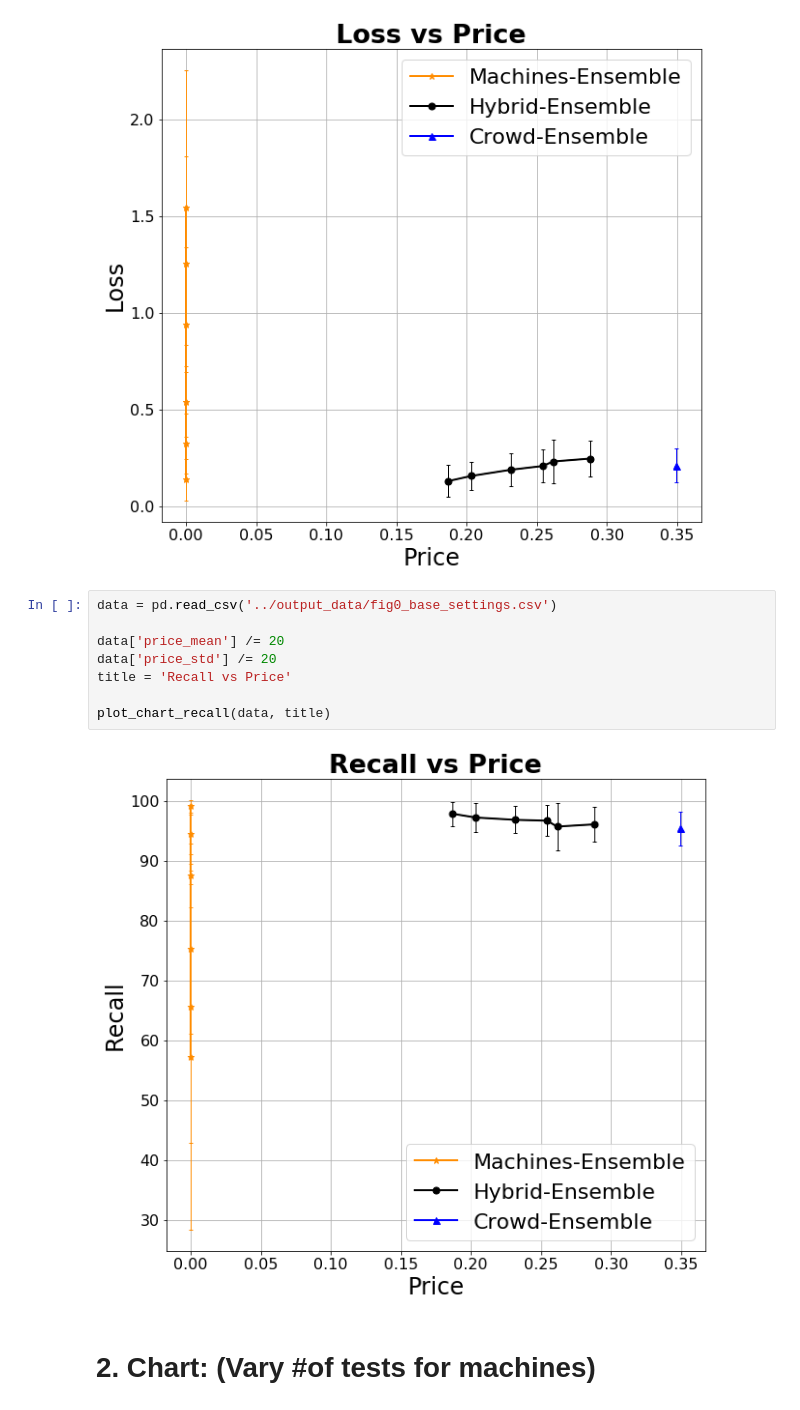
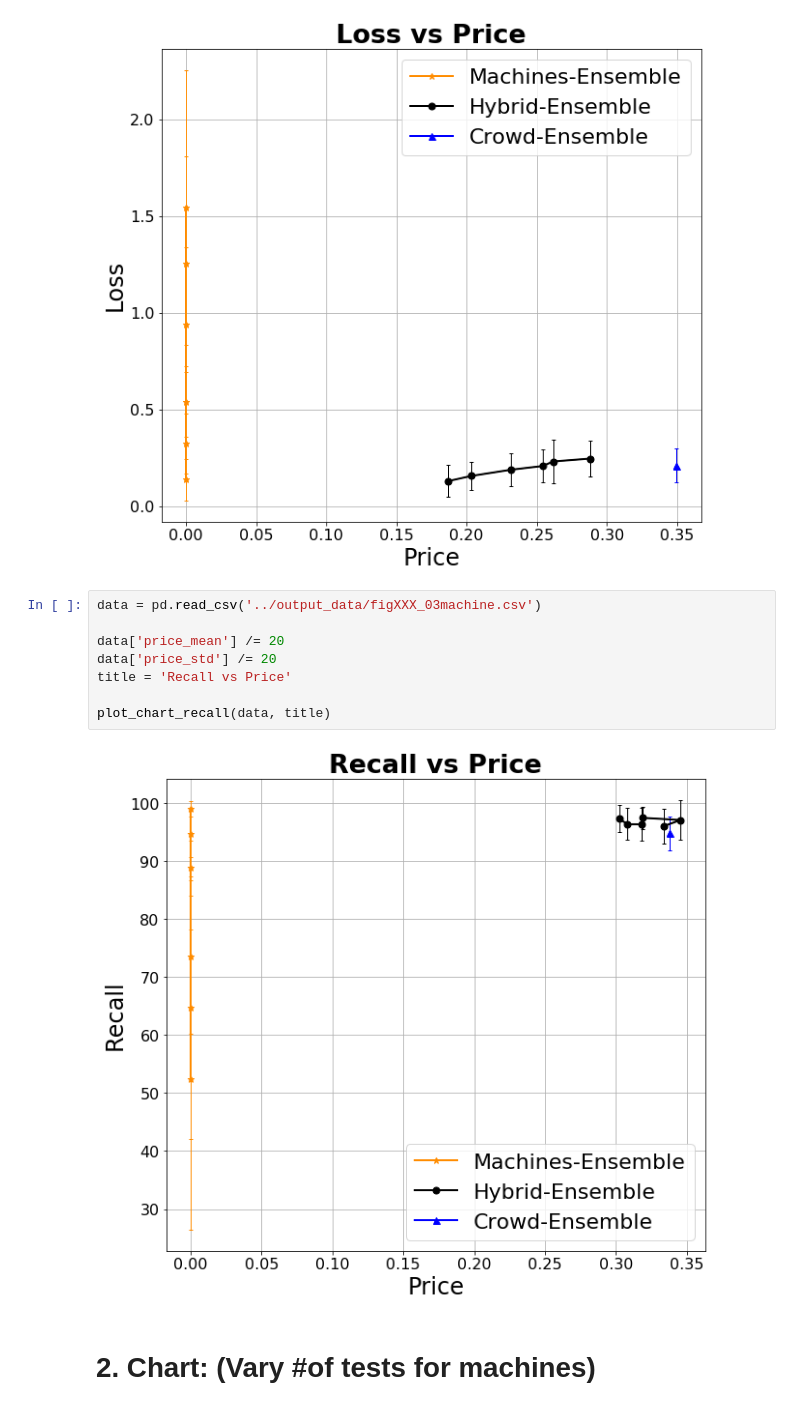
Before and after one commit to Evgeneus/crowd-machine-collaboration-for-item-screening, a Jupyter notebook: data/visualisation_scripts/ hybrid_algorithm_evaluation.ipynb, the cells around one changed output. Drawn from its saved outputs; the diff is of its cells as text.

Commit message:
data/stacking results

```diff
--- a/data/visualisation_scripts/ hybrid_algorithm_evaluation.ipynb
+++ b/data/visualisation_scripts/ hybrid_algorithm_evaluation.ipynb
@@ -104,15 +104,15 @@ plot_chart(data, title)
 # %% [output]
 [figure]
 # %%
-data = pd.read_csv('../output_data/fig0_base_settings.csv')
+data = pd.read_csv('../output_data/figXXX_03machine.csv')
 
 data['price_mean'] /= 20
 data['price_std'] /= 20
 title = 'Recall vs Price'
 
 plot_chart_recall(data, title)
 # %% [output]
-[figure, old version]
+[figure, new version]
 # %% [markdown]
 # 2. Chart: (Vary #of tests for machines)
 # %% [markdown]
```
Also changed, not shown: parts of 1 cell of this notebook, 1 other file.
